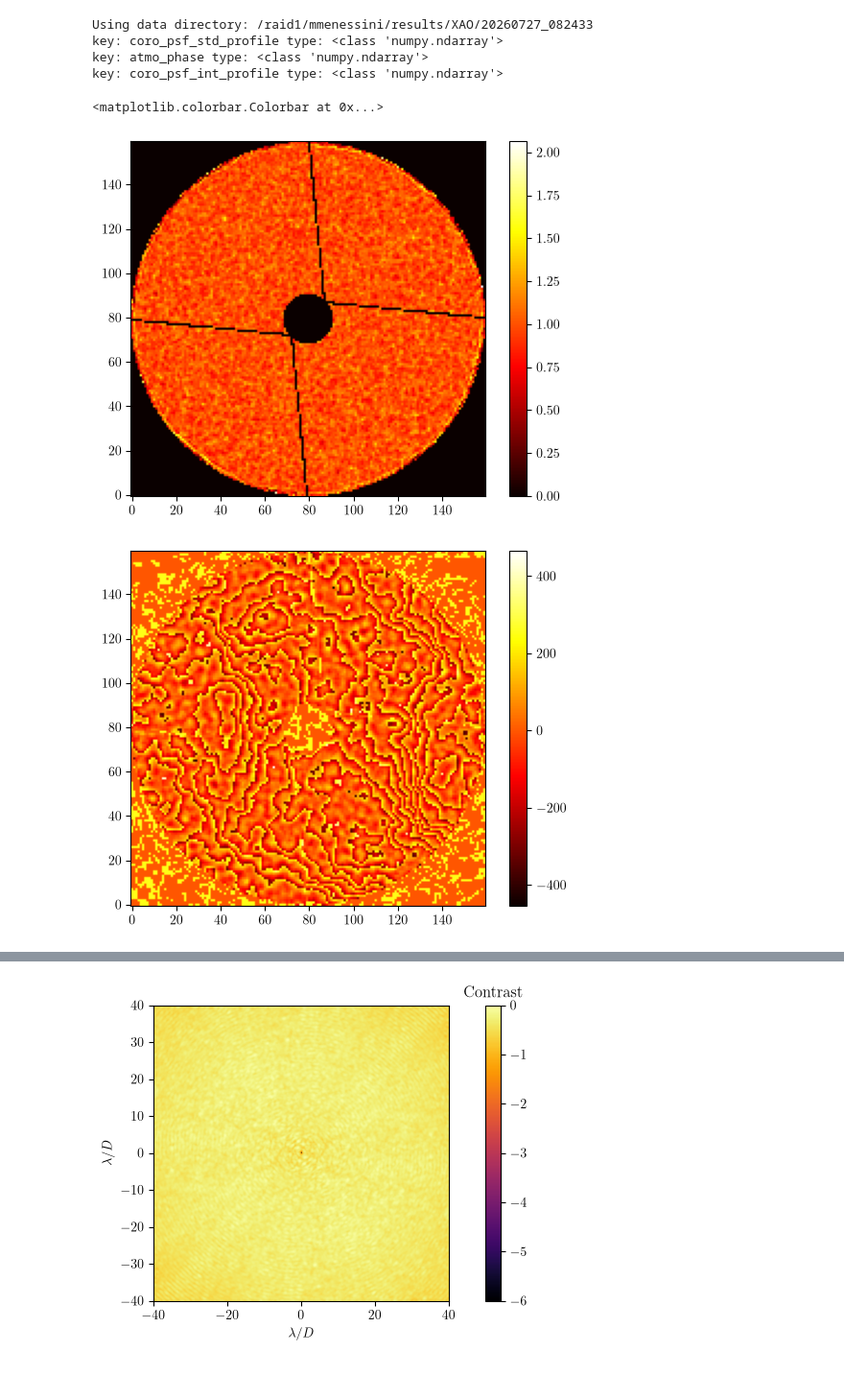
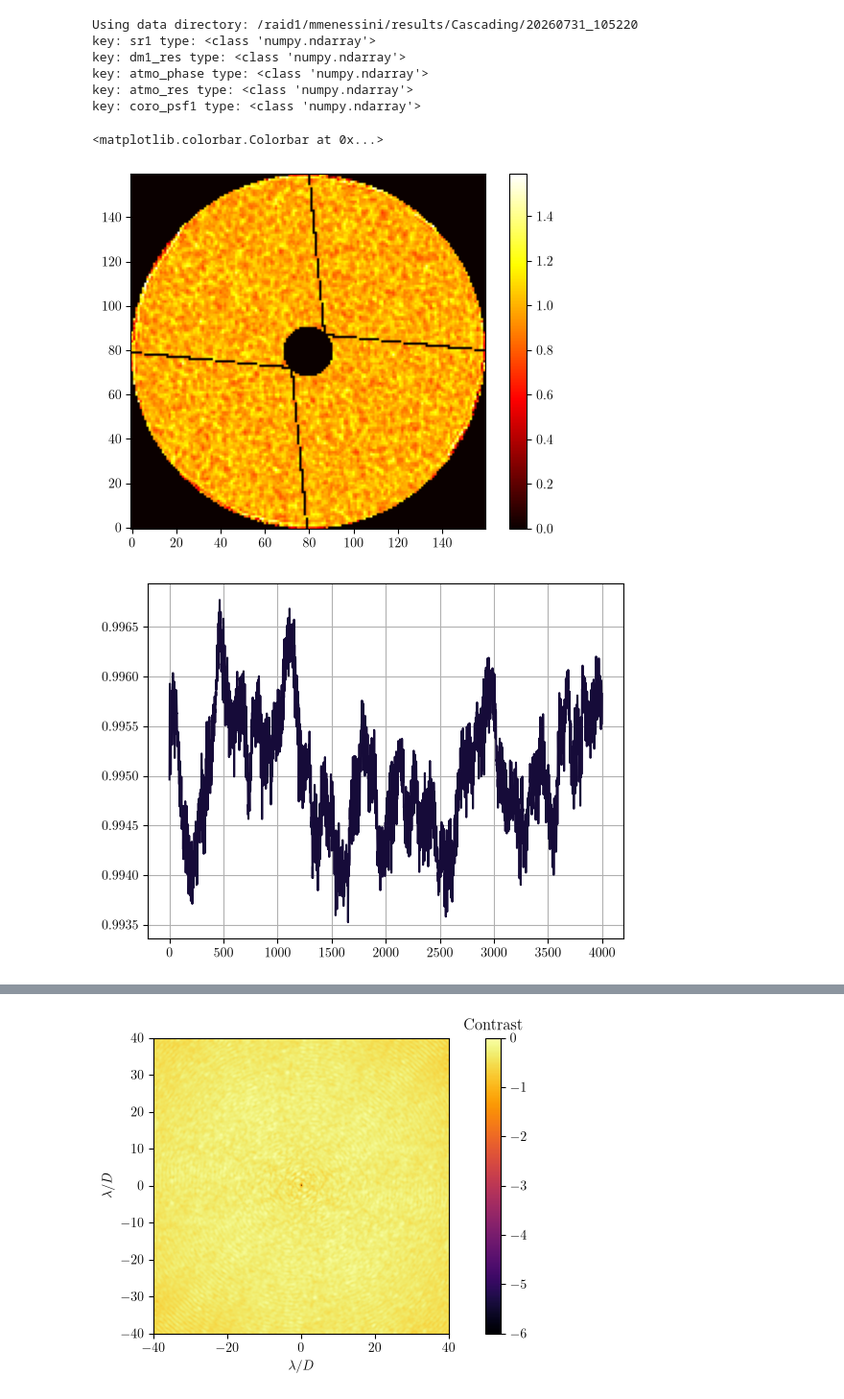
Before and after one commit to Menessao/SPECULA, a Jupyter notebook: config/SensorFusion/paperPlots.ipynb, the cells around one changed output, grey strips where cells are left out. Shown at 96% size. Saved outputs shown, nothing was run; the diff lists cells and outputs as text; code cells hidden in the pictures.

```diff
--- a/config/SensorFusion/paperPlots.ipynb
+++ b/config/SensorFusion/paperPlots.ipynb
@@ -28,22 +28,28 @@ plt.rcParams.update({
 })
 plt.rcParams['image.origin'] = 'lower'
 # %%
-data = get_sim_data(root_dir='/raid1/mmenessini/results/XAO')
+data = get_sim_data(root_dir='/raid1/mmenessini/results/Cascading')
 atmo_amp = data['atmo_phase'][:,0,:,:]
 atmo_phi = data['atmo_phase'][:,1,:,:]
 
 plt.figure()
-plt.imshow(atmo_amp[0])
+plt.imshow(atmo_amp[1000])
 plt.colorbar()
 
 plt.figure()
-plt.imshow(atmo_phi[0])
+plt.plot(np.mean(atmo_amp,axis=(1,2))/np.sum(atmo_amp[0]!=0)*np.size(atmo_amp[0]))
+plt.grid()
+
+plt.figure()
+plt.imshow(np.ma.masked_array(atmo_phi[1000],mask=atmo_amp[0]==0))
 plt.colorbar()
 # %% [output]
-Using data directory: /raid1/mmenessini/results/XAO/20260727_082433
-key: coro_psf_std_profile type: <class 'numpy.ndarray'>
+Using data directory: /raid1/mmenessini/results/Cascading/20260731_105220
+key: sr1 type: <class 'numpy.ndarray'>
+key: dm1_res type: <class 'numpy.ndarray'>
 key: atmo_phase type: <class 'numpy.ndarray'>
-key: coro_psf_int_profile type: <class 'numpy.ndarray'>
+key: atmo_res type: <class 'numpy.ndarray'>
+key: coro_psf1 type: <class 'numpy.ndarray'>
 <matplotlib.colorbar.Colorbar at 0x...>
-[figure, old version]
+[figure, new version]
-[figure, old version]
+[figure, new version]
```
Also changed, not shown: parts of 2 cells of this notebook, 9 other files.
